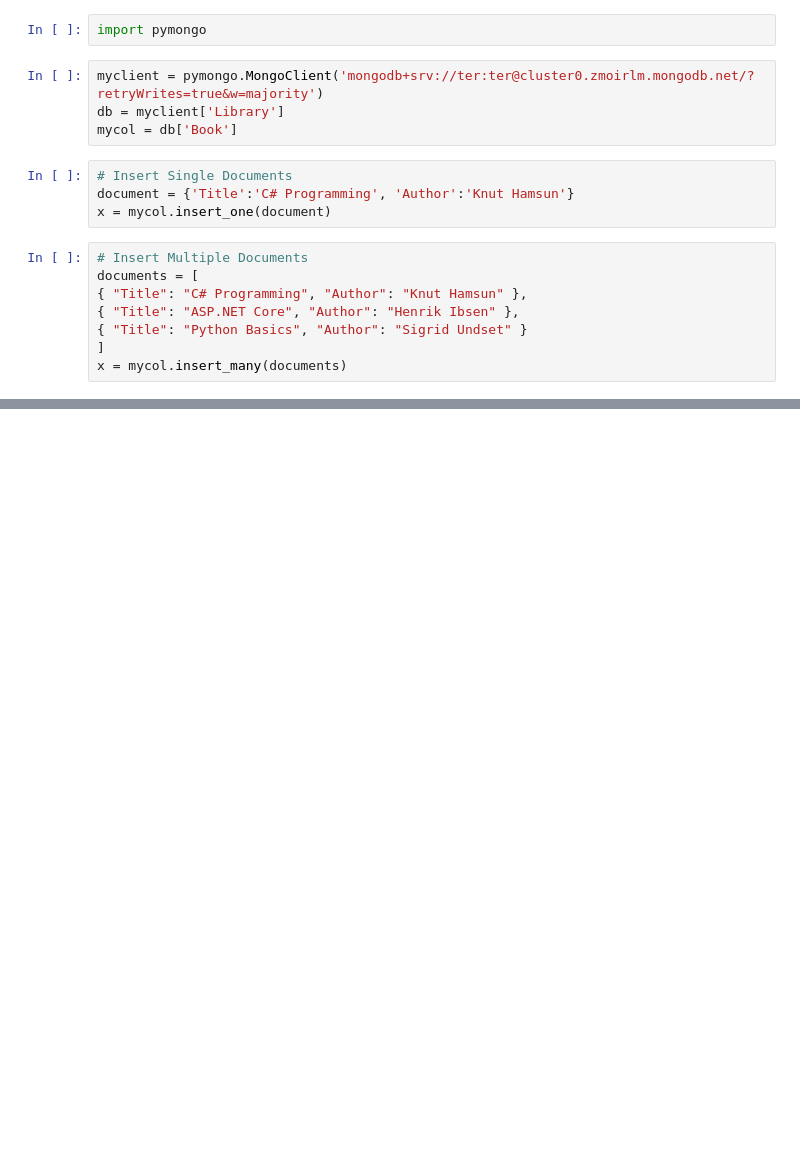
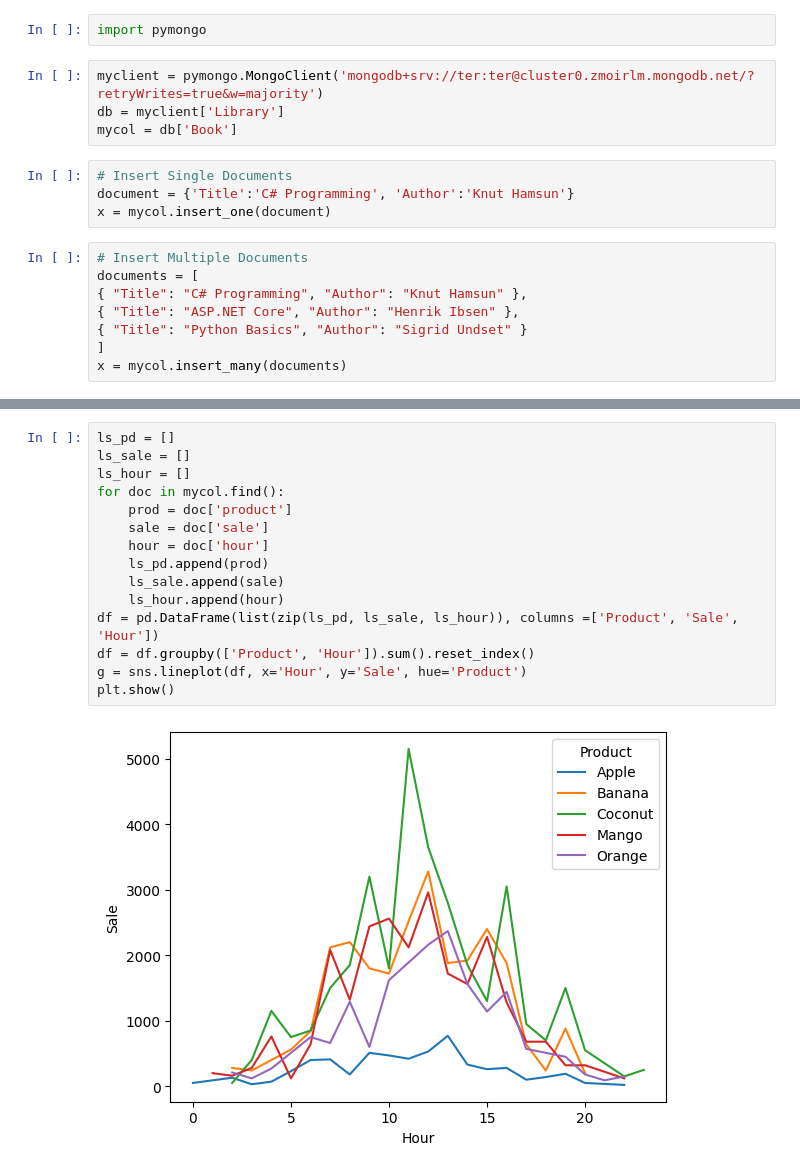
Before and after one commit to terjirapat/FruitStoreMongoDB-GUI, a Jupyter notebook: mongodb.ipynb, the cells around one changed output, grey strips where cells are left out. Saved outputs shown, nothing was run; the diff lists cells and outputs as text; blank space fills up the shorter version.

```diff
--- a/mongodb.ipynb
+++ b/mongodb.ipynb
@@ -119,0 +93,17 @@ for line in f:
+# %%
+ls_pd = []
+ls_sale = []
+ls_hour = []
+for doc in mycol.find():
+    prod = doc['product']
+    sale = doc['sale']
+    hour = doc['hour']
+    ls_pd.append(prod)
+    ls_sale.append(sale)
+    ls_hour.append(hour)
+df = pd.DataFrame(list(zip(ls_pd, ls_sale, ls_hour)), columns =['Product', 'Sale', 'Hour'])
+df = df.groupby(['Product', 'Hour']).sum().reset_index()
+g = sns.lineplot(df, x='Hour', y='Sale', hue='Product')
+plt.show()
+# %% [output]
+[figure, added]
```
Also changed, not shown: parts of 9 cells of this notebook, 2 other files.
